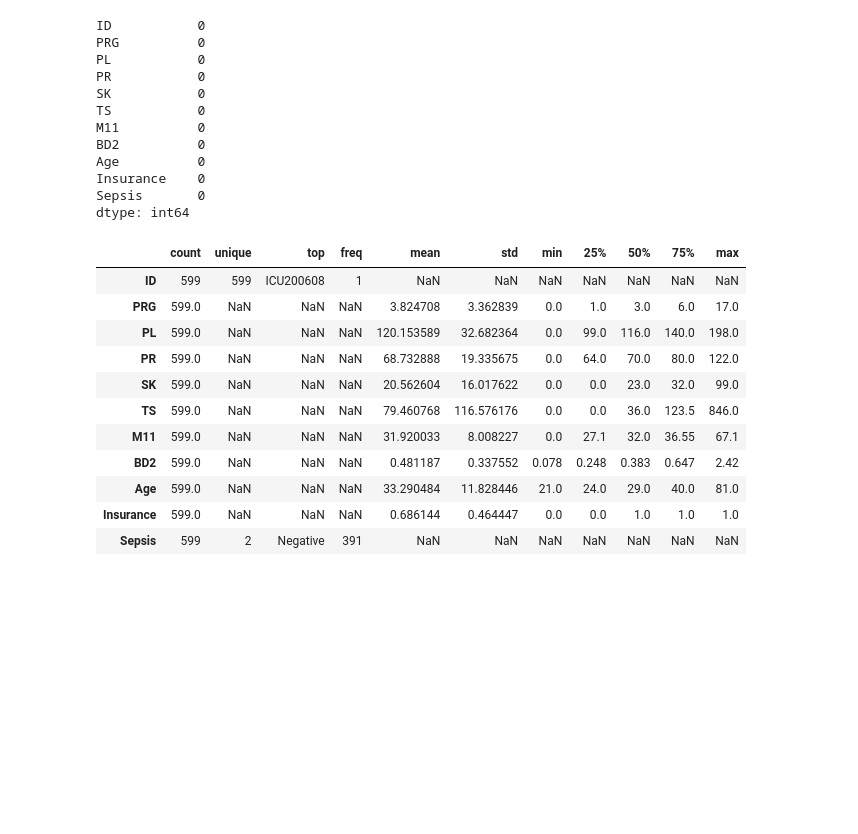
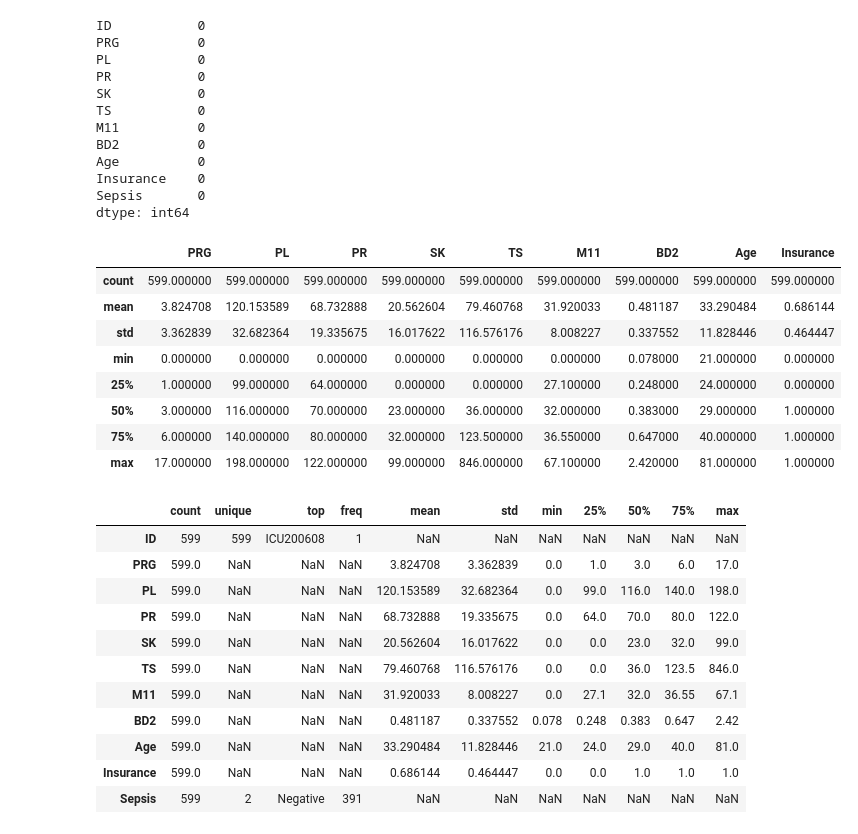
Before and after one commit to heldana30/Building_ML_APIs_With_FastAPI, a Jupyter notebook: Notebook/api.ipynb, the cells around one changed output. Saved outputs shown, nothing was run; the diff lists cells and outputs as text; code cells hidden in the pictures; blank space fills up the shorter version.

```diff
--- a/Notebook/api.ipynb
+++ b/Notebook/api.ipynb
@@ -117,6 +138,18 @@ Age          0
 Insurance    0
 Sepsis       0
 dtype: int64
+# %%
+train_df.describe()
+# %% [output]
+|  | PRG | PL | PR | SK | TS | M11 | BD2 | Age | Insurance |
+| count | 599.000000 | 599.000000 | 599.000000 | 599.000000 | 599.000000 | 599.000000 | 599.000000 | 599.000000 | 599.000000 |
+| mean | 3.824708 | 120.153589 | 68.732888 | 20.562604 | 79.460768 | 31.920033 | 0.481187 | 33.290484 | 0.686144 |
+| std | 3.362839 | 32.682364 | 19.335675 | 16.017622 | 116.576176 | 8.008227 | 0.337552 | 11.828446 | 0.464447 |
+| min | 0.000000 | 0.000000 | 0.000000 | 0.000000 | 0.000000 | 0.000000 | 0.078000 | 21.000000 | 0.000000 |
+| 25% | 1.000000 | 99.000000 | 64.000000 | 0.000000 | 0.000000 | 27.100000 | 0.248000 | 24.000000 | 0.000000 |
+| 50% | 3.000000 | 116.000000 | 70.000000 | 23.000000 | 36.000000 | 32.000000 | 0.383000 | 29.000000 | 1.000000 |
+| 75% | 6.000000 | 140.000000 | 80.000000 | 32.000000 | 123.500000 | 36.550000 | 0.647000 | 40.000000 | 1.000000 |
+| max | 17.000000 | 198.000000 | 122.000000 | 99.000000 | 846.000000 | 67.100000 | 2.420000 | 81.000000 | 1.000000 |
 # %%
 train_df.describe(include = "all").T
 # %% [output]
```
Also changed, not shown: parts of 33 cells of this notebook.
